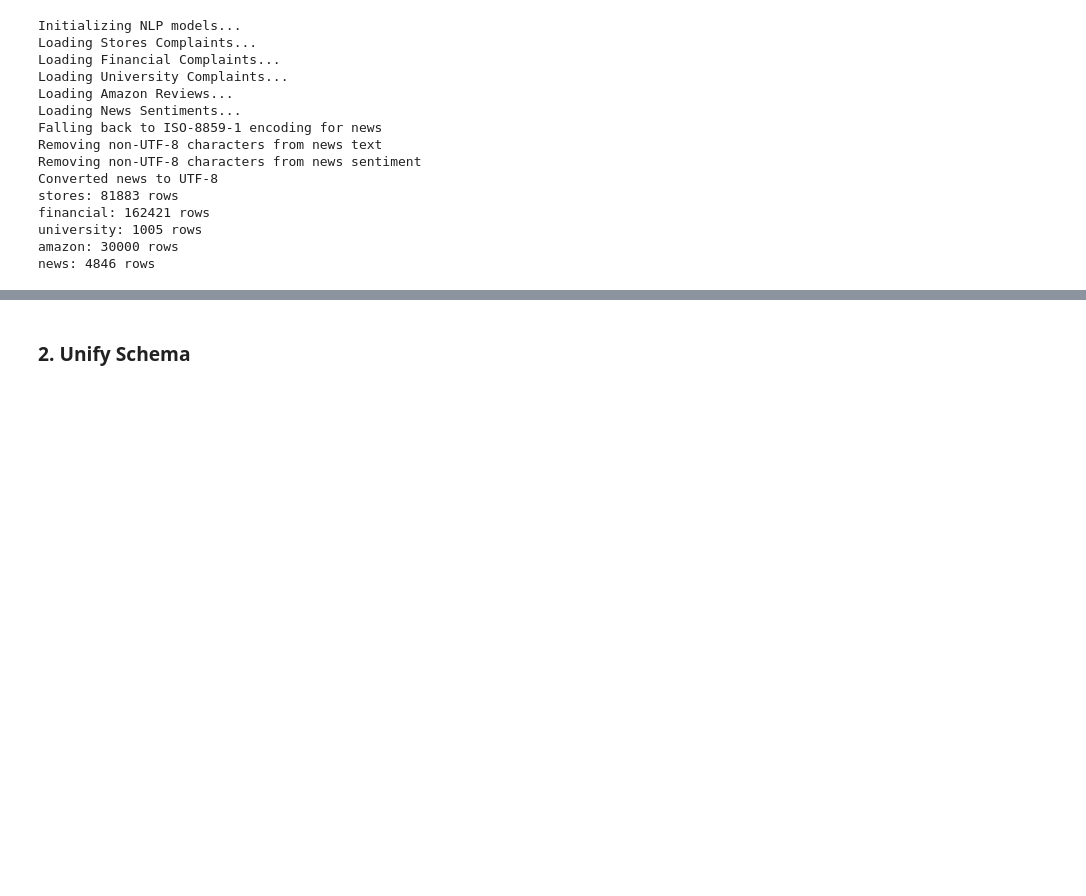
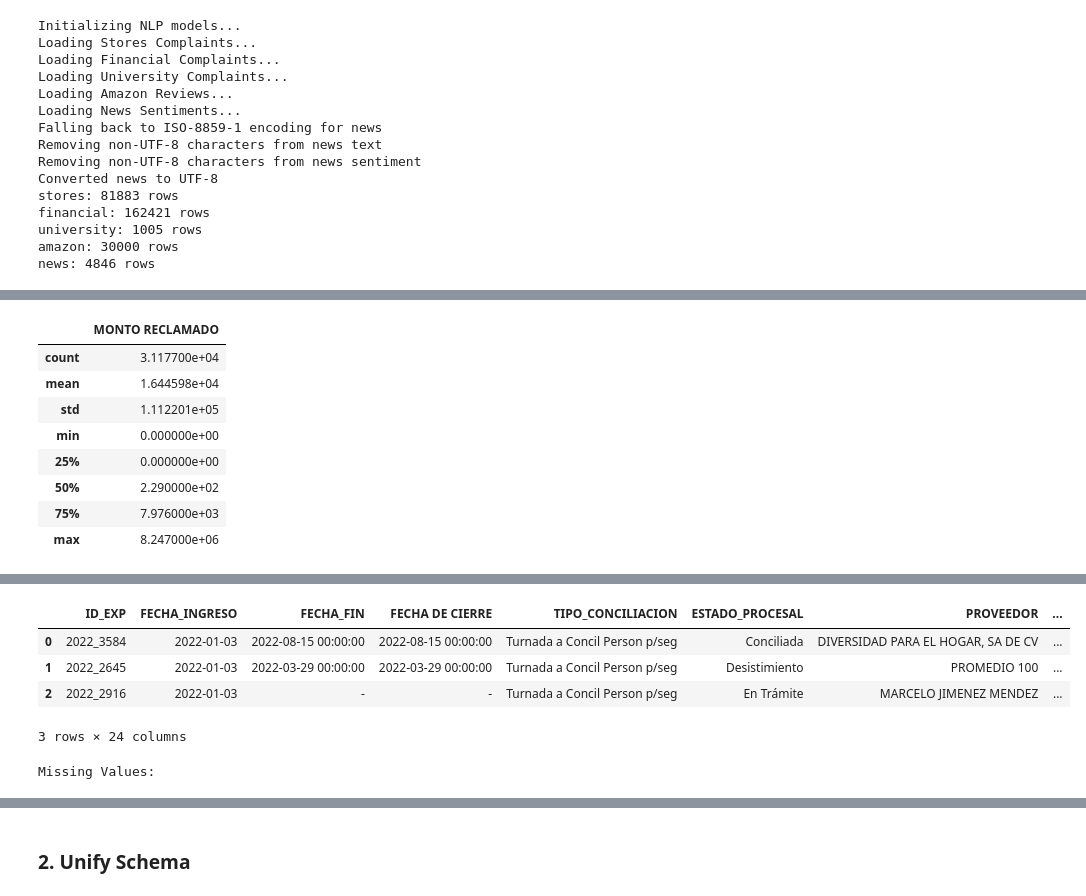
Before and after one commit to oteroantoniogom/SmartCities, a Jupyter notebook: notebooks/raa_dev.ipynb, the cells around one changed output, grey strips where cells are left out. Saved outputs shown, nothing was run; the diff lists cells and outputs as text; code cells hidden in the pictures; blank space fills up the shorter version.

```diff
--- a/notebooks/raa_dev.ipynb
+++ b/notebooks/raa_dev.ipynb
@@ -60,13 +62,14 @@ news: (4846, 2)
 # %%
-# lets do some data exploration of each dataset
-
 stores = raw_data["stores"]
 financial = raw_data["financial"]
 university = raw_data["university"]
 reviews = raw_data["amazon"]
 news = raw_data["news"]
 
-dfs = (stores, financial, university, reviews, news)
-
-for df in dfs:
-    display(df.head(1))
+dfs = {
+    "stores": stores,
+    "financial": financial,
+    "university": university,
+    "reviews": reviews,
+    "news": news,
+}
@@ -84,0 +118,52 @@ for df in dfs:
+# %%
+# Detailed EDA for each dataset
+for name, df in dfs.items():
+    print(f"\nMissing Values:")
+    missing = df.isnull().sum()
+    missing_pct = (missing / len(df) * 100).round(2)
+    missing_df = pd.DataFrame({
+        'Count': missing,
+        'Percentage': missing_pct
+    })
+    display(missing_df[missing_df['Count'] > 0])
+
+    # Basic statistics for numeric columns
+    numeric_cols = df.select_dtypes(include=[np.number]).columns
+    if len(numeric_cols) > 0:
+        print(f"\nNumeric Statistics:")
+        display(df[numeric_cols].describe())
+
+    # Unique values for categorical columns
+    categorical_cols = df.select_dtypes(include=['object']).columns
+    if len(categorical_cols) > 0:
+        print(f"\nCategorical Columns - Unique Value Counts:")
+        for col in categorical_cols[:5]:  # Show first 5 categorical columns
+            unique_count = df[col].nunique()
+            print(f"  {col}: {unique_count} unique values")
+            if unique_count <= 10:
+                print(f"    Values: {df[col].unique()}")
+
+    # Sample of data
+    print(f"\nSample Data (first 3 rows):")
+    display(df.head(3))
+
+# Summary comparison across datasets
+print(f"\n\n{'='*60}")
+print("DATASET COMPARISON SUMMARY")
+print(f"{'='*60}")
+
+comparison_data = []
+for name, df in dfs.items():
+    comparison_data.append({
+        'Dataset': name,
+        'Rows': df.shape[0],
+        'Columns': df.shape[1],
+        'Numeric Columns': len(df.select_dtypes(include=[np.number]).columns),
+        'Categorical Columns': len(df.select_dtypes(include=['object']).columns),
+        'Missing Values': df.isnull().sum().sum(),
+        'Missing %': round(df.isnull().sum().sum() / (df.shape[0] * df.shape[1]) * 100, 2)
+    })
+
+comparison_df = pd.DataFrame(comparison_data)
+display(comparison_df)
+# %% [output]
@@ -84,0 +179,9 @@ for df in dfs:
+|  | MONTO RECLAMADO |
+| count | 3.117700e+04 |
+| mean | 1.644598e+04 |
+| std | 1.112201e+05 |
+| min | 0.000000e+00 |
+| 25% | 0.000000e+00 |
+| 50% | 2.290000e+02 |
+| 75% | 7.976000e+03 |
+| max | 8.247000e+06 |
@@ -84,0 +201,6 @@ for df in dfs:
+|  | ID_EXP | FECHA_INGRESO | FECHA_FIN | FECHA DE CIERRE | TIPO_CONCILIACION | ESTADO_PROCESAL | PROVEEDOR | ... |
+| 0 | 2022_3584 | 2022-01-03 | 2022-08-15 00:00:00 | 2022-08-15 00:00:00 | Turnada a Concil Person p/seg | Conciliada | DIVERSIDAD PARA EL HOGAR, SA DE CV | ... |
+| 1 | 2022_2645 | 2022-01-03 | 2022-03-29 00:00:00 | 2022-03-29 00:00:00 | Turnada a Concil Person p/seg | Desistimiento | PROMEDIO 100 | ... |
+| 2 | 2022_2916 | 2022-01-03 | - | - | Turnada a Concil Person p/seg | En Trámite | MARCELO JIMENEZ MENDEZ | ... |
+3 rows × 24 columns
+Missing Values:
```
Also changed, not shown: parts of 10 cells of this notebook, 8 other files.
